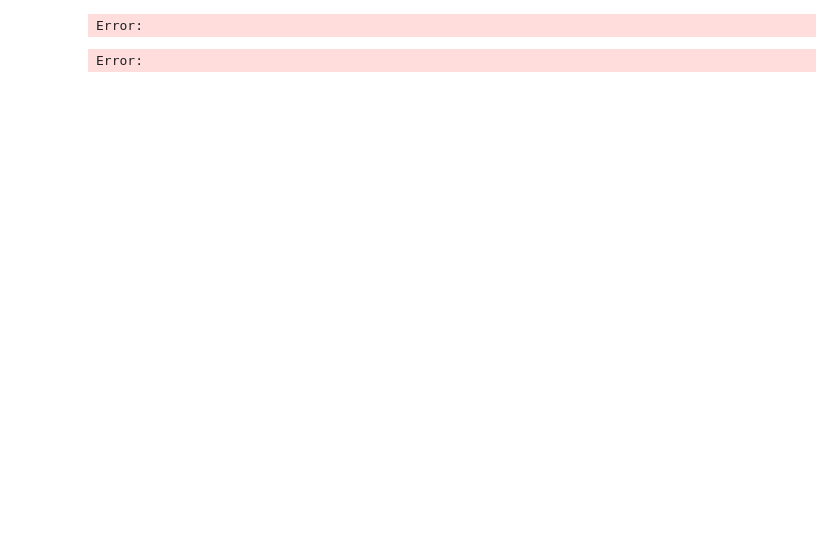
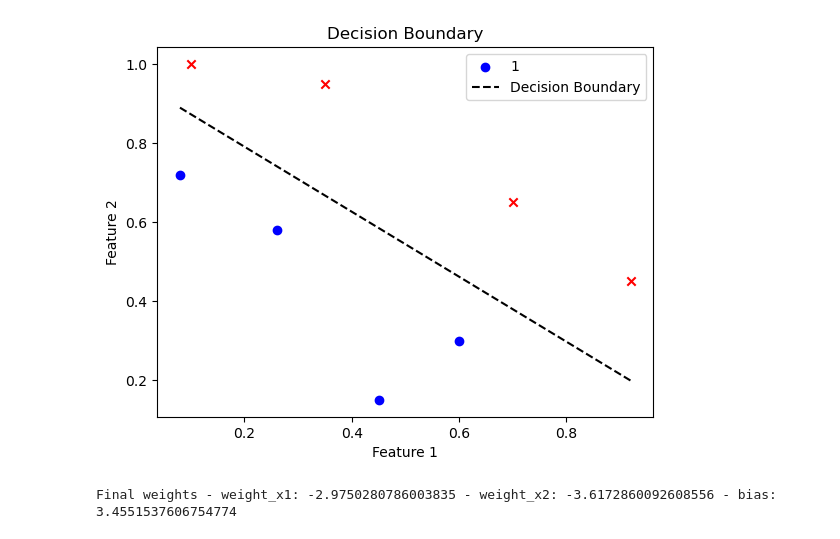
Before and after one commit to yosua-kristianto/ml-self-learning, a Jupyter notebook: May 24 2024/Number 1/Number 1a-bias.ipynb, the cells around one changed output. Drawn from its saved outputs; the diff is of its cells as text; code cells hidden in the pictures; blank space fills up the shorter version.

```diff
--- a/May 24 2024/Number 1/Number 1a-bias.ipynb
+++ b/May 24 2024/Number 1/Number 1a-bias.ipynb
@@ -65,7 +65,7 @@ class AdalineLMS:
 
             new_weight_x1 = (self.weight_x1 + (self.learning_rate * truth_difference * self.feature[i][0]));
             new_weight_x2 = (self.weight_x2 + (self.learning_rate * truth_difference * self.feature[i][1]));
-            new_bias = self.learning_rate * truth_difference;
+            new_bias = self.bias + self.learning_rate * truth_difference;
 
             # print(f"new_weight_x1: {new_weight[0]} - new_weight_x2: {new_weight[1]}")
 
@@ -165,3 +152,0 @@ weights = numpy.random.default_rng().random(feature.shape[1]);
-# %%
-for i in weights:
-    print(i)
@@ -202,3 +152,0 @@ def mean_squared_error(y_true, y_pred):
-# %%
-for i in net_input(feature,weights):
-    print(i)
@@ -218,3 +152,0 @@ array([0.36305007, 0.64555339])
-# %%
-for i in net_input_without_style(feature, weights):
-    print(i);
@@ -241,31 +153,28 @@ ValueError: shapes (8,3) and (2,) not aligned: 3 (dim 1) != 2 (dim 0)
-# %%
-# Plotting MSE curve
-plt.figure(figsize=(10, 6))
-plt.plot(range(epochs), mse_history, label='MSE')
-plt.xlabel('Epoch')
-plt.ylabel('Mean Squared Error')
-plt.title('MSE over Epochs')
-plt.legend()
-plt.show()
-# %% [output]
-Error:
-# %%
-# Plotting decision boundary
-def plot_decision_boundary(X, y, weights):
-    min_x1, max_x1 = X[:, 0].min() - 1, X[:, 0].max() + 1;
-    min_x2, max_x2 = X[:, 1].min() - 1, X[:, 1].max() + 1;
-    x1, x2 = np.meshgrid(np.linspace(min_x1, max_x1, 200), np.linspace(min_x2, max_x2, 200));
-    Z = net_input(np.c_[np.ones(x1.ravel().shape), x1.ravel(), x2.ravel()], weights).reshape(x1.shape)
-    plt.contourf(x1, x2, Z, levels=[-float('inf'), 0, float('inf')], alpha=0.3, colors=['red', 'blue'])
-    plt.scatter(X[:, 0], X[:, 1], c=y, marker='o', edgecolor='k', cmap=plt.cm.Paired)
-    plt.xlabel('Feature 1')
-    plt.ylabel('Feature 2')
-    plt.title('Decision Boundary')
-    plt.show()
-
-plot_decision_boundary(X, y, weights)
-
-# Final weights
-print("Final weights (including bias):", weights)
-# %% [output]
-Error:
+# %%
+# Plot decision boundary
+
+for i in range(len(label)):
+
+    if label[i] == 1:
+        plt.scatter(feature[i][0], feature[i][1], color='blue', marker='o', label='1' if i == 0 else "");
+    else:
+        plt.scatter(feature[i][0], feature[i][1], color='red', marker='x', label='-1' if i == 0 else "");
+
+# Plotting the decision boundary
+x1_min, x1_max = min(feature[:, 0]), max(feature[:, 0]); # Get min-max for x1
+
+# Get min-max for x2
+x2_min = (-model.weight_x1 * x1_min - model.bias) / model.weight_x2;
+x2_max = (-model.weight_x1 * x1_max - model.bias) / model.weight_x2;
+
+plt.plot([x1_min, x1_max], [x2_min, x2_max], 'k--', label='Decision Boundary'); #
+plt.xlabel('Feature 1');
+plt.ylabel('Feature 2');
+plt.title('Decision Boundary');
+plt.legend();
+plt.show();
+
+print(f"Final weights - weight_x1: {model.weight_x1} - weight_x2: {model.weight_x2} - bias: {model.bias}");
+# %% [output]
+[figure, added]
+Final weights - weight_x1: -2.9750280786003835 - weight_x2: -3.6172860092608556 - bias: 3.4551537606754774
```
Also changed, not shown: parts of 10 cells of this notebook, 2 other files.
